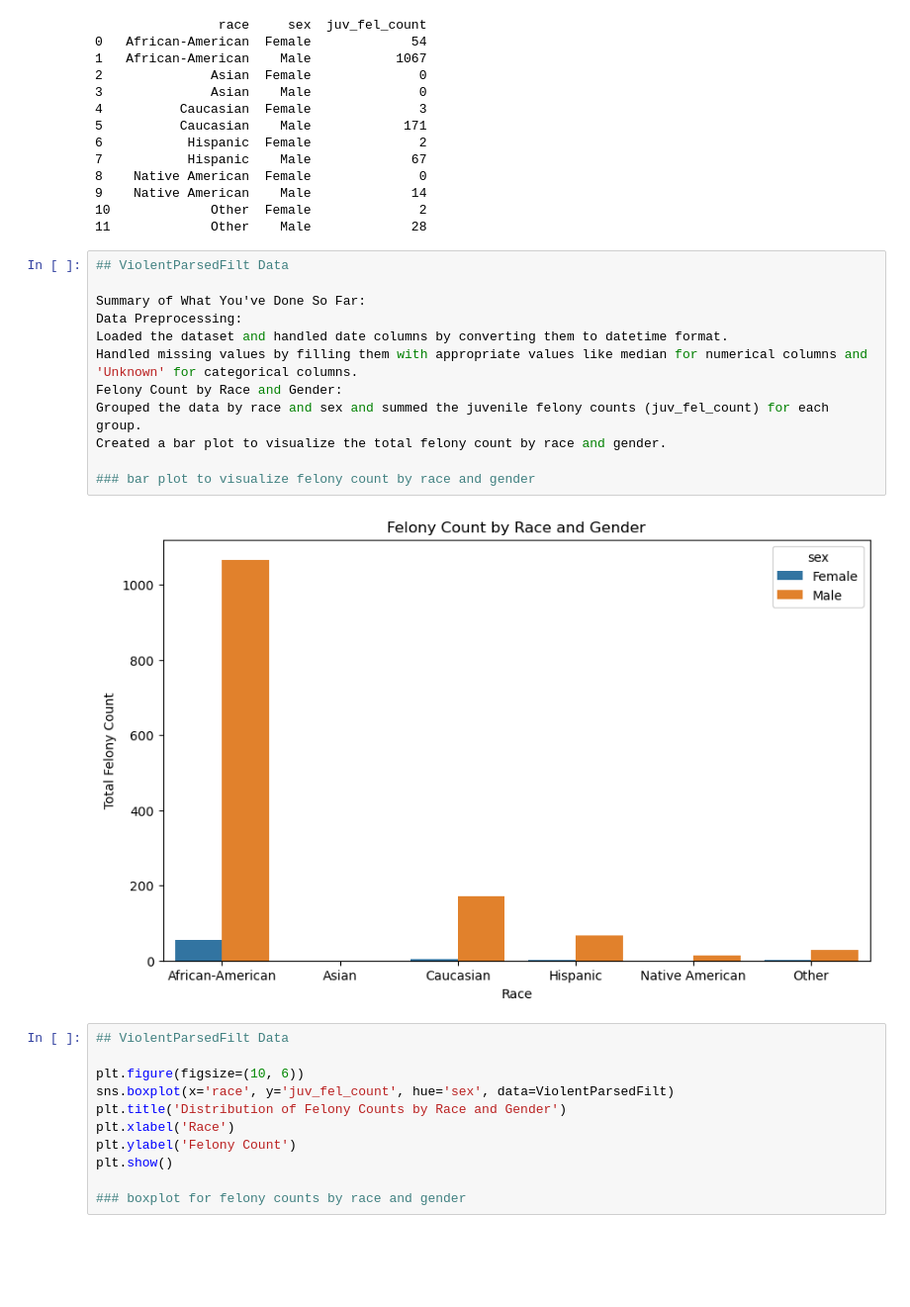
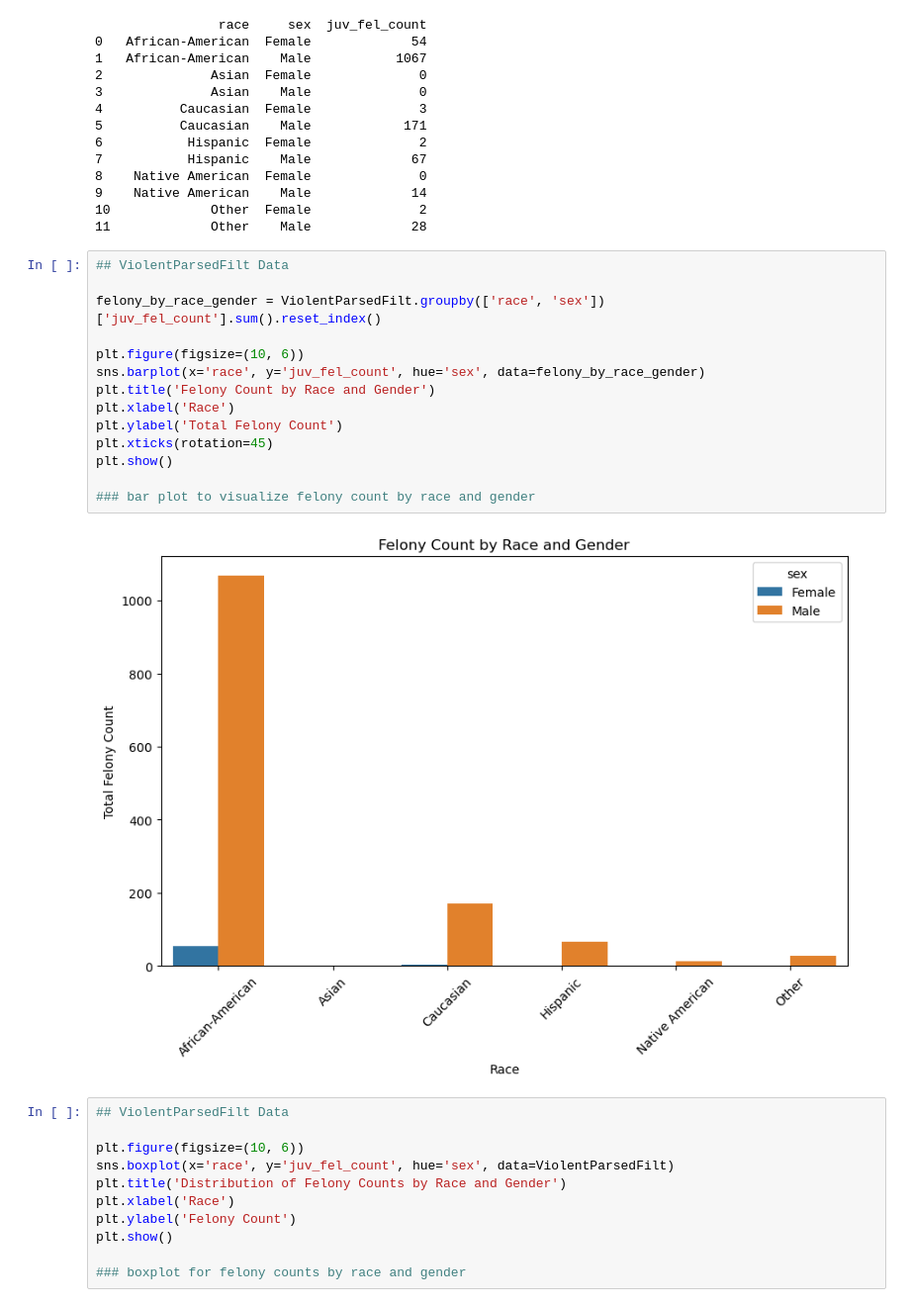
Before and after one commit to chance-roberts/DATA6550-Bias, a Jupyter notebook: Code/Brown/DATA 6550 Project (Group 6).ipynb, the cells around one changed output. Shown: that part at 99% size. Cells and saved outputs as stored; diff of their text form; blank space fills up the shorter version.

```diff
--- a/Code/Brown/DATA 6550 Project (Group 6).ipynb
+++ b/Code/Brown/DATA 6550 Project (Group 6).ipynb
@@ -160,17 +160,19 @@ print(felony_by_race_gender)
 # %%
 ## ViolentParsedFilt Data
 
-Summary of What You've Done So Far:
-Data Preprocessing:
-Loaded the dataset and handled date columns by converting them to datetime format.
-Handled missing values by filling them with appropriate values like median for numerical columns and 'Unknown' for categorical columns.
-Felony Count by Race and Gender:
-Grouped the data by race and sex and summed the juvenile felony counts (juv_fel_count) for each group.
-Created a bar plot to visualize the total felony count by race and gender.
+felony_by_race_gender = ViolentParsedFilt.groupby(['race', 'sex'])['juv_fel_count'].sum().reset_index()
+
+plt.figure(figsize=(10, 6))
+sns.barplot(x='race', y='juv_fel_count', hue='sex', data=felony_by_race_gender)
+plt.title('Felony Count by Race and Gender')
+plt.xlabel('Race')
+plt.ylabel('Total Felony Count')
+plt.xticks(rotation=45)
+plt.show()
 
 ### bar plot to visualize felony count by race and gender
 # %% [output]
-[figure, old version]
+[figure, new version]
 # %%
 ## ViolentParsedFilt Data
 
```
